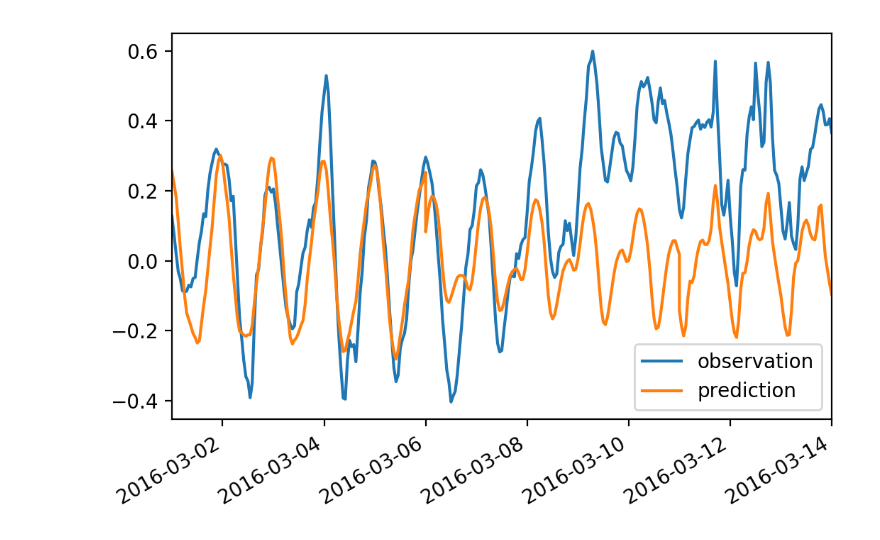
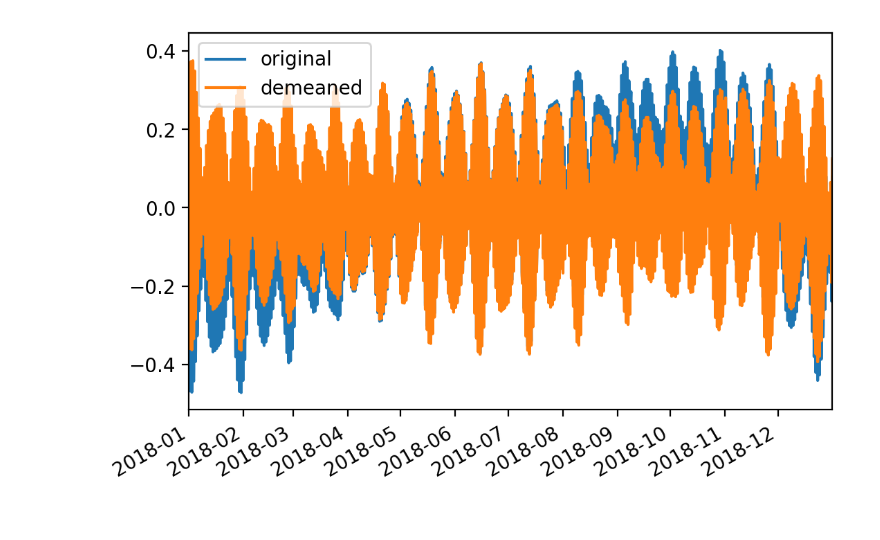
Before and after one commit to cheginit/SI_2019_Coastal, a Jupyter notebook: src/tide_constituents/water_level_prediction.ipynb, the cells around one changed output. Drawn from its saved outputs; the diff is of its cells as text; code cells hidden in the pictures.

```diff
--- a/src/tide_constituents/water_level_prediction.ipynb
+++ b/src/tide_constituents/water_level_prediction.ipynb
@@ -28,4 +14,4 @@ def sum_signals(constituents, hours, speed_dict, amp, phase):
 # %%
-start = '20160301'
-end = '20160314'
-interval = 5
+start = '20180201'
+end = '20180228'
+interval = 1
@@ -39,12 +27,13 @@ while d < end:
     start_ = d
     end_ = start_ + pd.DateOffset(interval)
     end_ = end_ if end_ < end else end
-    water_level, tide = tc.get_tides(start_.strftime('%Y%m%d'),
-                                     end_.strftime('%Y%m%d'),
-                                     -88.2, 30.4)
+    water_level, tide = tc.get_water_levels(start_.strftime('%Y%m%d'),
+                                            end_.strftime('%Y%m%d'),
+                                            -88.2, 30.4)
+    water_level = water_level.water_level.astype('float')
     prediction = 0.0 if 'Z0' not in list(tide.speed_dict.keys()) else tide.speed_dict['Z0']
     prediction += sum_signals(tide.key_list, tide.dates, tide.speed_dict, tide.r, tide.phase)
-    residual = water_level.water_level.values - prediction
+    residual = water_level - prediction
     w.append(water_level)
     t.append(tide)
     p.append(prediction)
@@ -61,5 +59,19 @@ water_level.columns = ['observation', 'prediction']
+# %%
+start = year + '0101'
+start = year + '1231'
+data = tc.get_water_levels(start_.strftime('%Y%m%d'),
+                           end_.strftime('%Y%m%d'),
+                           -88.2, 30.4)
+# %%
+wl = data.predicted_wl.copy()
+grouped = wl.groupby(pd.Grouper(freq='M'))
+
+def f(group):
+        return pd.DataFrame({'original': group, 'demeaned': group - group.mean()})
+
+wl_demeaned = grouped.apply(f)
 # %%
-ax = water_level.plot()
+ax = wl_demeaned.plot()
 ax.set_xlabel('');
 # %% [output]
-[figure, old version]
+[figure, new version]
```
Also changed, not shown: parts of 9 cells of this notebook, 13 other files.
